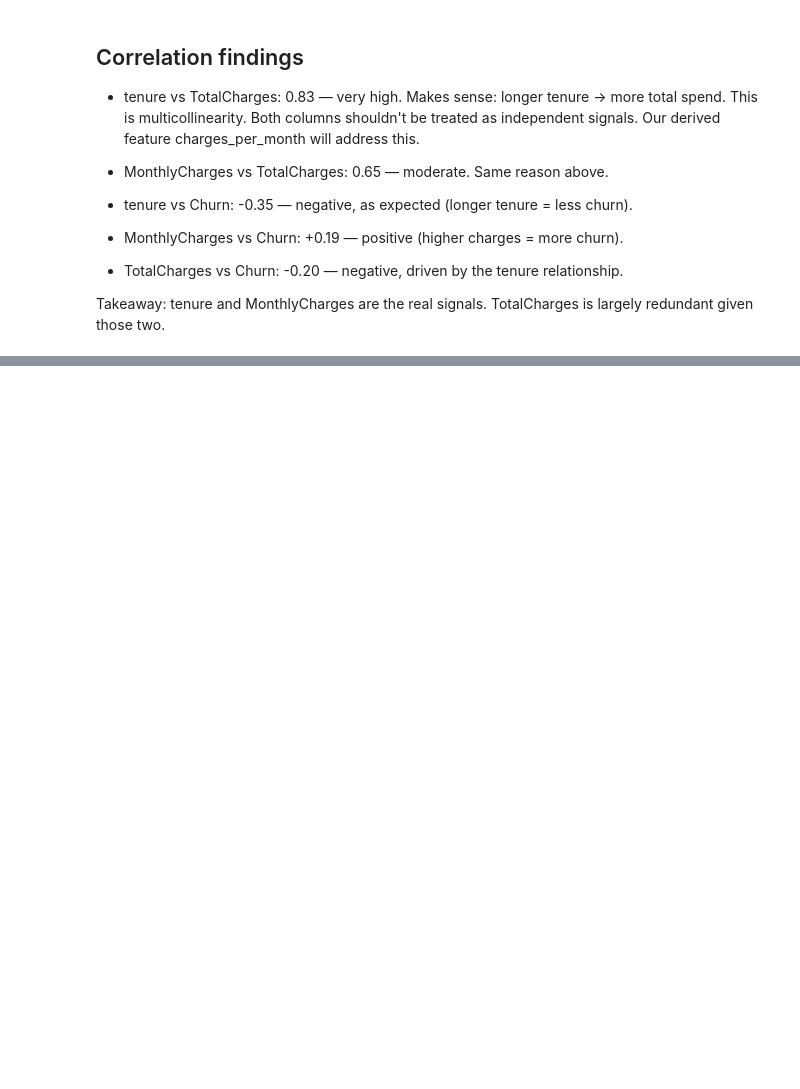
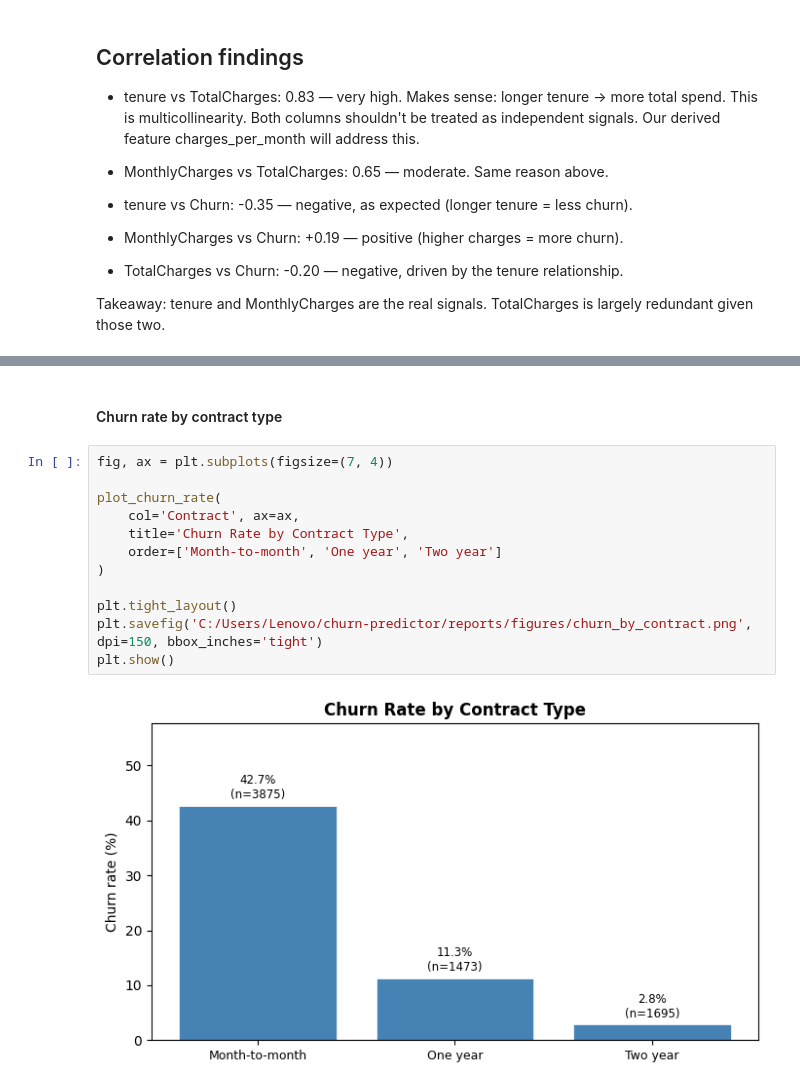
Before and after one commit to Sushanth-Allampati/churn-predictor, a Jupyter notebook: notebooks/01_eda.ipynb, the cells around one changed output, grey strips where cells are left out. Saved outputs shown, nothing was run; the diff lists cells and outputs as text; blank space fills up the shorter version.

```diff
--- a/notebooks/01_eda.ipynb
+++ b/notebooks/01_eda.ipynb
@@ -293,0 +330,16 @@ TotalCharges is largely redundant given those two.
+# %% [markdown]
+<h4>Churn rate by contract type</h4>
+# %%
+fig, ax = plt.subplots(figsize=(7, 4))
+
+plot_churn_rate(
+    col='Contract', ax=ax,
+    title='Churn Rate by Contract Type',
+    order=['Month-to-month', 'One year', 'Two year']
+)
+
+plt.tight_layout()
+plt.savefig('C:/Users/Lenovo/churn-predictor/reports/figures/churn_by_contract.png', dpi=150, bbox_inches='tight')
+plt.show()
+# %% [output]
+[figure, added]
```
Also changed, not shown: parts of 18 cells of this notebook, 6 other files.
